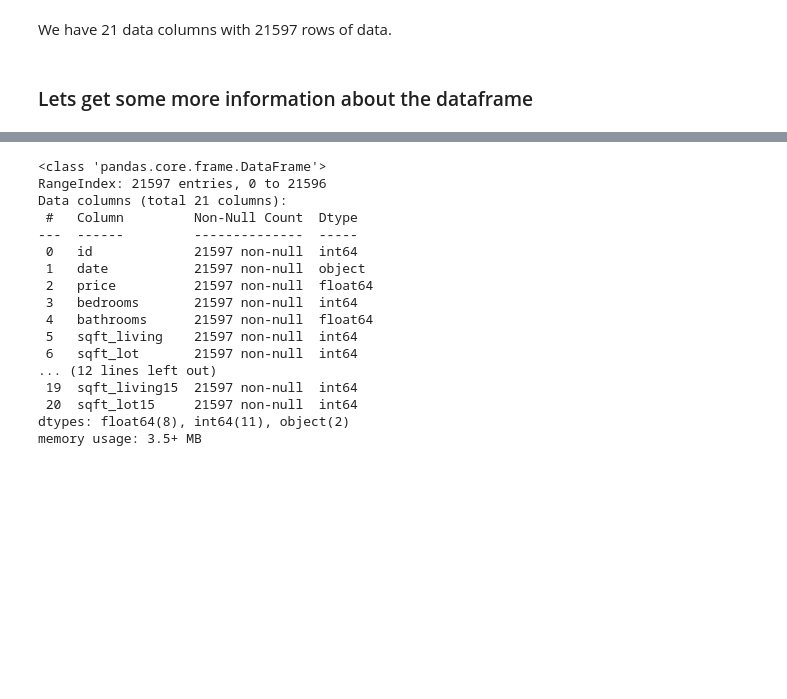
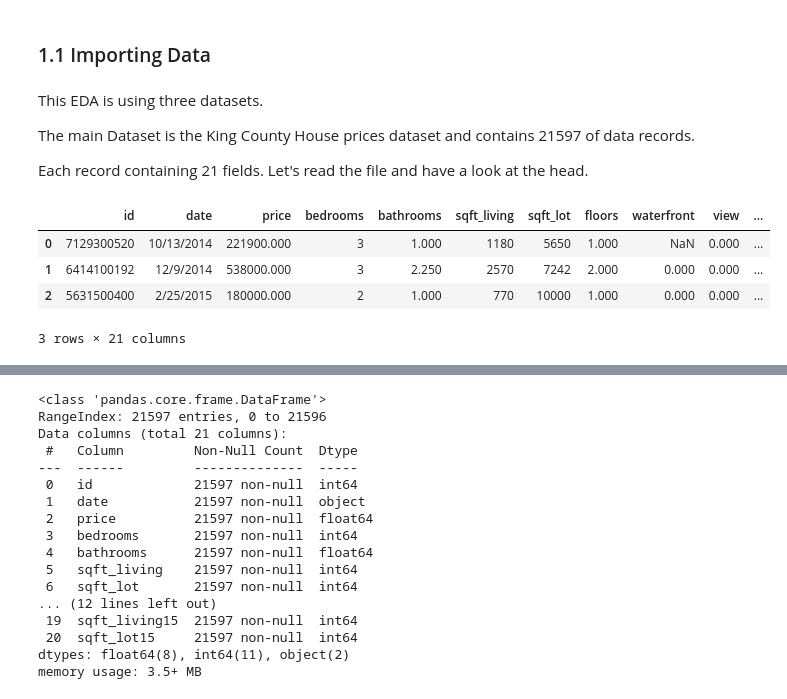
Before and after one commit to loukra/King_County_Housing_EDA, a Jupyter notebook: EDA.ipynb, the cells around one changed output, grey strips where cells are left out. Saved outputs shown, nothing was run; the diff lists cells and outputs as text; code cells hidden in the pictures; blank space fills up the shorter version.

```diff
--- a/EDA.ipynb
+++ b/EDA.ipynb
@@ -54,4 +42,21 @@ df
-# %% [markdown]
-We have 21 data columns with 21597 rows of data.
-# %% [markdown]
-### Lets get some more information about the dataframe
+# %% [markdown]
+### 1.1 Importing Data
+# %% [markdown]
+This EDA is using three datasets.
+
+The main Dataset is the King County House prices dataset and contains 21597 of data records.
+
+Each record containing 21 fields.
+Let's read the file and have a look at the head.
+# %%
+# King County House Dataset
+df = pd.read_csv('data/King_County_House_prices_dataset.csv')
+
+#Show first 3 records
+df.head(3)
+# %% [output]
+|  | id | date | price | bedrooms | bathrooms | sqft_living | sqft_lot | floors | waterfront | view | ... |
+| 0 | 7129300520 | 10/13/2014 | 221900.000 | 3 | 1.000 | 1180 | 5650 | 1.000 | NaN | 0.000 | ... |
+| 1 | 6414100192 | 12/9/2014 | 538000.000 | 3 | 2.250 | 2570 | 7242 | 2.000 | 0.000 | 0.000 | ... |
+| 2 | 5631500400 | 2/25/2015 | 180000.000 | 2 | 1.000 | 770 | 10000 | 1.000 | 0.000 | 0.000 | ... |
+3 rows × 21 columns
```
Also changed, not shown: parts of 41 cells of this notebook.
